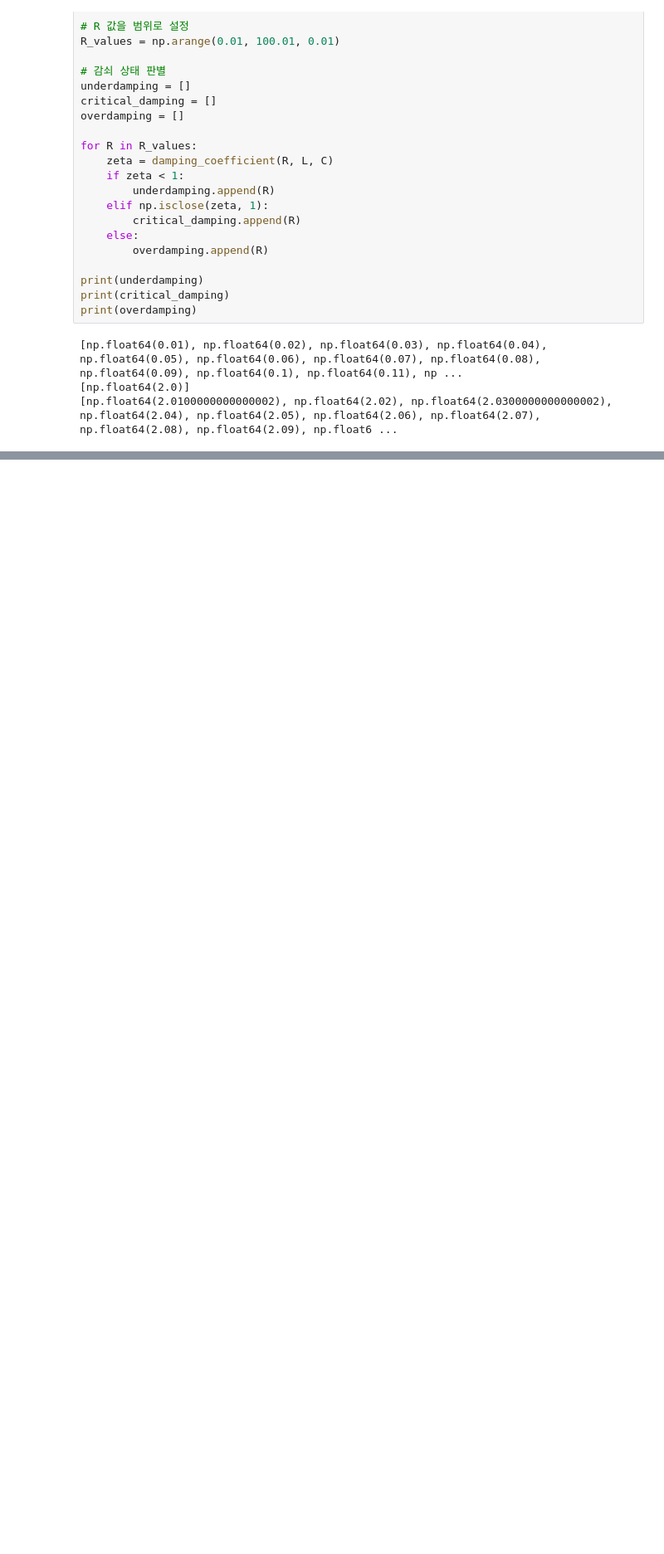
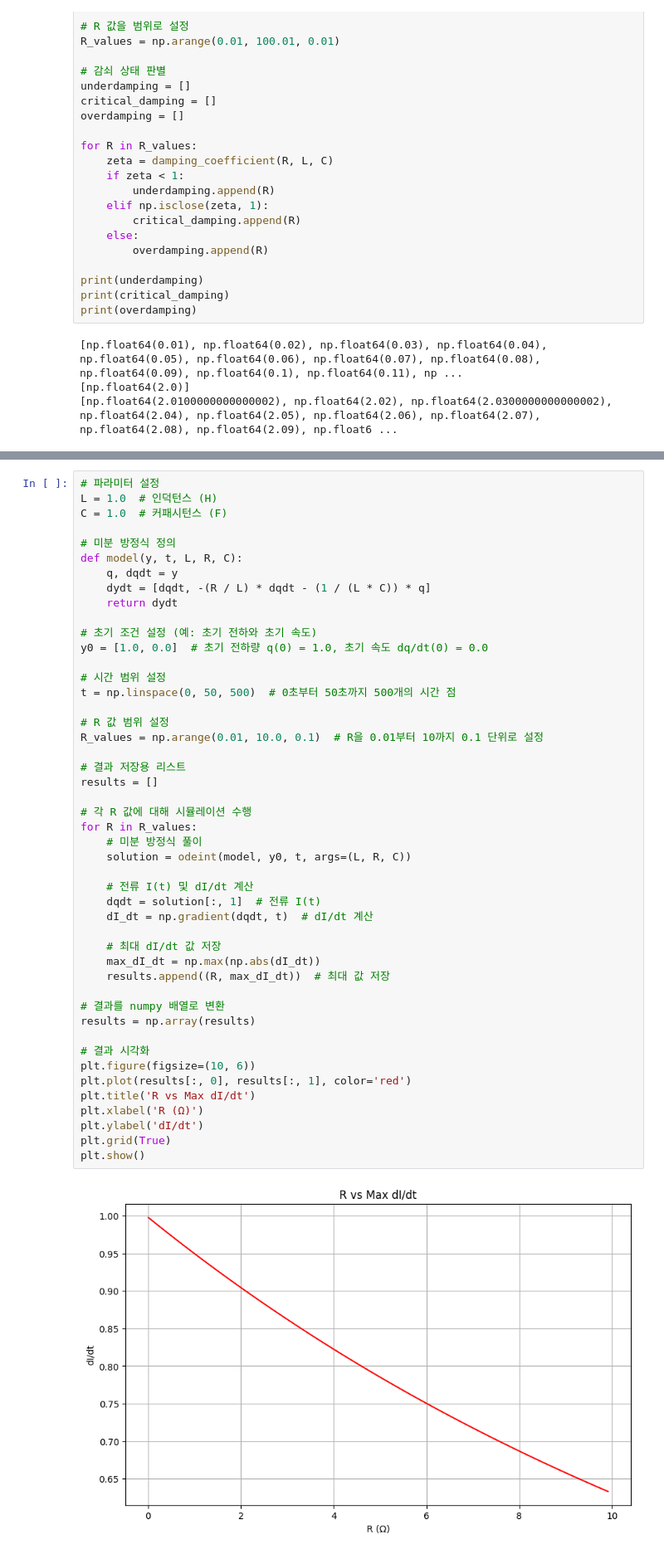
Before and after one commit to daehyeok48/physicsproj, a Jupyter notebook: simulation2.ipynb, the cells around one changed output, grey strips where cells are left out. Shown: that part at 83% size. Saved outputs shown, nothing was run; the diff lists cells and outputs as text; blank space fills up the shorter version.

```diff
--- a/simulation2.ipynb
+++ b/simulation2.ipynb
@@ -74,0 +116,49 @@ print(overdamping)
+# %%
+# 파라미터 설정
+L = 1.0  # 인덕턴스 (H)
+C = 1.0  # 커패시턴스 (F)
+
+# 미분 방정식 정의
+def model(y, t, L, R, C):
+    q, dqdt = y
+    dydt = [dqdt, -(R / L) * dqdt - (1 / (L * C)) * q]
+    return dydt
+
+# 초기 조건 설정 (예: 초기 전하와 초기 속도)
+y0 = [1.0, 0.0]  # 초기 전하량 q(0) = 1.0, 초기 속도 dq/dt(0) = 0.0
+
+# 시간 범위 설정
+t = np.linspace(0, 50, 500)  # 0초부터 50초까지 500개의 시간 점
+
+# R 값 범위 설정
+R_values = np.arange(0.01, 10.0, 0.1)  # R을 0.01부터 10까지 0.1 단위로 설정
+
+# 결과 저장용 리스트
+results = []
+
+# 각 R 값에 대해 시뮬레이션 수행
+for R in R_values:
+    # 미분 방정식 풀이
+    solution = odeint(model, y0, t, args=(L, R, C))
+
+    # 전류 I(t) 및 dI/dt 계산
+    dqdt = solution[:, 1]  # 전류 I(t)
+    dI_dt = np.gradient(dqdt, t)  # dI/dt 계산
+
+    # 최대 dI/dt 값 저장
+    max_dI_dt = np.max(np.abs(dI_dt))
+    results.append((R, max_dI_dt))  # 최대 값 저장
+
+# 결과를 numpy 배열로 변환
+results = np.array(results)
+
+# 결과 시각화
+plt.figure(figsize=(10, 6))
+plt.plot(results[:, 0], results[:, 1], color='red')
+plt.title('R vs Max dI/dt')
+plt.xlabel('R (Ω)')
+plt.ylabel('dI/dt')
+plt.grid(True)
+plt.show()
+# %% [output]
+[figure, added]
```
Also changed, not shown: parts of 2 cells of this notebook.
